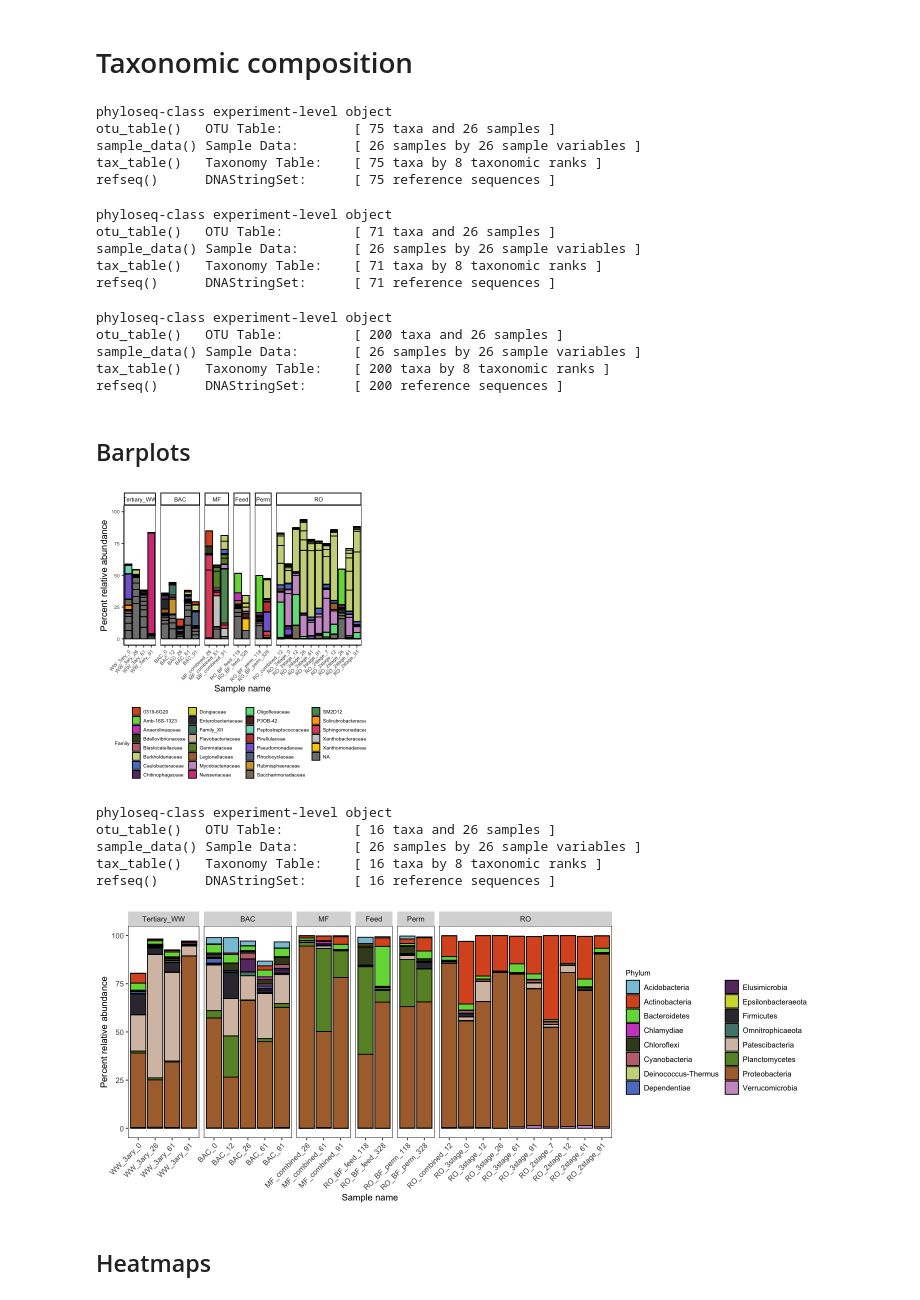
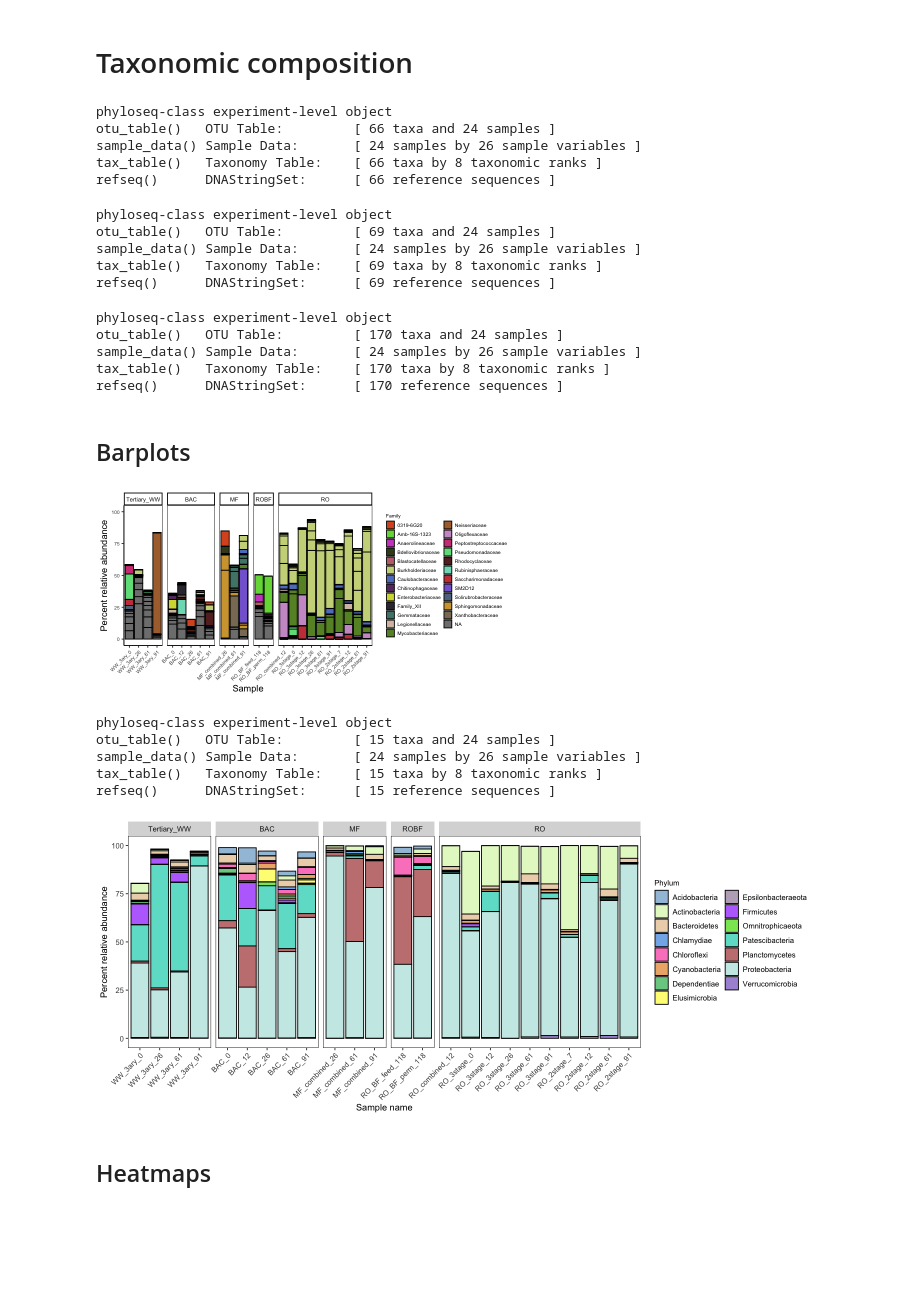
Before and after one commit to rosekantor/awtp2, a Jupyter notebook: awtp2_16S_analysis_052223.ipynb, the cells around one changed output. Cells and saved outputs as stored; diff of their text form; code cells hidden in the pictures; blank space fills up the shorter version.

Commit message:
updated plots

```diff
--- a/awtp2_16S_analysis_052223.ipynb
+++ b/awtp2_16S_analysis_052223.ipynb
@@ -200,6 +236,10 @@ Run 20 stress 0.110485
 # %%
 # Remove contaminated sample AWTP_2_RO2_bulk_4_B_Test_June2_W12 from dataset
 ps_awtp <- subset_samples(ps_awtp, subset = !(sample_code_full_and_batch %in% "AWTP_2_RO2_bulk_4_B_Test_June2_W12"))
+
+# drop samples from 2nd RO membrane autopsy, conducted 7 months after the rest of the study
+# (the perm was so low biomass it was all contam from the feed)
+ps_awtp <- subset_samples(ps_awtp, subset = !(sample_day == 328))
 
 # note: within the decontam notebook, we created a "combined" taxa label:
 # ranks <- c("Phylum", "Family", "Genus")
@@ -212,5 +252,5 @@ tax_table(ps_awtp) <- cbind(tax_table(ps_awtp), phyfam=combined_labels)
 
 # subset and normalize to percents
 ps_dpwf_perc <- transform_sample_counts(ps_awtp, function(x) 100*x/sum(x))
-ps_dpwf_bulk <- subset_samples(ps_awtp, subset = !(location_gen %in% c('Feed', 'Perm')))
+ps_dpwf_bulk <- subset_samples(ps_awtp, subset = !(location_gen %in% c('ROBF')))
 ps_dpwf_bulk_perc <- transform_sample_counts(ps_dpwf_bulk, function(x) 100*x/sum(x))
@@ -351,46 +409,46 @@ ps_dpwf_perc_filt1.1 <- filter_taxa(ps_dpwf_perc, filterfun(kOverA(1, 1)), TRUE)
 ps_dpwf_perc_filt1.1
 # %% [output]
 phyloseq-class experiment-level object
-otu_table()   OTU Table:         [ 75 taxa and 26 samples ]
-sample_data() Sample Data:       [ 26 samples by 26 sample variables ]
-tax_table()   Taxonomy Table:    [ 75 taxa by 8 taxonomic ranks ]
-refseq()      DNAStringSet:      [ 75 reference sequences ]
+otu_table()   OTU Table:         [ 66 taxa and 24 samples ]
+sample_data() Sample Data:       [ 24 samples by 26 sample variables ]
+tax_table()   Taxonomy Table:    [ 66 taxa by 8 taxonomic ranks ]
+refseq()      DNAStringSet:      [ 66 reference sequences ]
 phyloseq-class experiment-level object
-otu_table()   OTU Table:         [ 71 taxa and 26 samples ]
-sample_data() Sample Data:       [ 26 samples by 26 sample variables ]
-tax_table()   Taxonomy Table:    [ 71 taxa by 8 taxonomic ranks ]
-refseq()      DNAStringSet:      [ 71 reference sequences ]
+otu_table()   OTU Table:         [ 69 taxa and 24 samples ]
+sample_data() Sample Data:       [ 24 samples by 26 sample variables ]
+tax_table()   Taxonomy Table:    [ 69 taxa by 8 taxonomic ranks ]
+refseq()      DNAStringSet:      [ 69 reference sequences ]
 phyloseq-class experiment-level object
-otu_table()   OTU Table:         [ 200 taxa and 26 samples ]
-sample_data() Sample Data:       [ 26 samples by 26 sample variables ]
-tax_table()   Taxonomy Table:    [ 200 taxa by 8 taxonomic ranks ]
-refseq()      DNAStringSet:      [ 200 reference sequences ]
+otu_table()   OTU Table:         [ 170 taxa and 24 samples ]
+sample_data() Sample Data:       [ 24 samples by 26 sample variables ]
+tax_table()   Taxonomy Table:    [ 170 taxa by 8 taxonomic ranks ]
+refseq()      DNAStringSet:      [ 170 reference sequences ]
 # %% [markdown]
 ## Barplots
 # %%
 # Family
-options(repr.plot.width = 4.5, repr.plot.height = 5)
+options(repr.plot.width = 7, repr.plot.height = 3.5)
 
 colors2 = colors[-1]
 
 plot_bar(ps_dpwf_perc_filt1.3, x="sample_name", fill="Family") + scale_fill_manual(values = colors2) +
     ylim(0,100)+
     theme_classic()+
     theme(panel.background=element_blank(),
           panel.border=element_rect(color = "black", fill = NA),
           axis.text.x = element_text(angle = 45, hjust = 1, vjust = 1, size=6),
           axis.text.y = element_text(size=6),
           strip.text = element_text(size=7),
           legend.text=element_text(size=6),
           legend.title=element_text(size=6),
           legend.key.size = unit(0.15, 'in'),
-          legend.position="bottom")+
+          legend.position="right")+
     facet_grid(.~location_gen, scale="free_x", space="free_x")+
 ylab("Percent relative abundance") +
-xlab("Sample name")+
-guides(fill=guide_legend(ncol=4))
-# ggsave("~/data/awtp2/amplicon_16S/figures/barplot_dpwf_bulk_perc_filt1.3_family.png", device="png", width=12, height=5)
-# ggsave("~/data/awtp2/amplicon_16S/figures/barplot_dpwf_bulk_perc_filt1.3_family.pdf", device="pdf", width=12, height=5)
-ggsave("~/data/awtp2/amplicon_16S/figures/barplot_dpwf_bulk_perc_filt1.3_family.svg", device="svg", width=4.5, height=5)
+xlab("Sample")+
+guides(fill=guide_legend(ncol=2))
+# ggsave("~/data/awtp2/amplicon_16S/figures/barplot_dpwf_bulk_perc_filt1.3_family.png", device="png", width=7, height=3.5)
+# ggsave("~/data/awtp2/amplicon_16S/figures/barplot_dpwf_bulk_perc_filt1.3_family.pdf", device="pdf", width=7, height=3.5)
+# ggsave("~/data/awtp2/amplicon_16S/figures/barplot_dpwf_bulk_perc_filt1.3_family.svg", device="svg", width=7, height=3.5)
 # %% [output]
-[figure, old version]
+[figure, new version]
@@ -404,7 +465,7 @@ ps_dpwf_perc_phylum_filt1.05
 ## Plot bar and heatmap
 options(repr.plot.width = 12, repr.plot.height = 5)
 
-plot_bar(ps_dpwf_perc_phylum_filt1.05, x="sample_name", fill="Phylum") + scale_fill_manual(values = colors) +
+plot_bar(ps_dpwf_perc_phylum_filt1.05, x="sample_name", fill="Phylum") + scale_fill_manual(values = colors_phy) + #colors
   theme(panel.background=element_blank(), panel.border=element_rect(color = "black", fill = NA),
         axis.text.x = element_text(angle = 45, hjust = 1, vjust = 1, size=9),
         axis.text.y = element_text(size=9),
@@ -417,11 +478,11 @@ guides(fill=guide_legend(ncol=2))
 # ggsave("~/data/awtp2/amplicon_16S/figures/barplot_dpwf_perc_filt1_over0.5_phylum.png", device="png", width=12, height=5)
 # %% [output]
 phyloseq-class experiment-level object
-otu_table()   OTU Table:         [ 16 taxa and 26 samples ]
-sample_data() Sample Data:       [ 26 samples by 26 sample variables ]
-tax_table()   Taxonomy Table:    [ 16 taxa by 8 taxonomic ranks ]
-refseq()      DNAStringSet:      [ 16 reference sequences ]
+otu_table()   OTU Table:         [ 15 taxa and 24 samples ]
+sample_data() Sample Data:       [ 24 samples by 26 sample variables ]
+tax_table()   Taxonomy Table:    [ 15 taxa by 8 taxonomic ranks ]
+refseq()      DNAStringSet:      [ 15 reference sequences ]
-[figure, old version]
+[figure, new version]
 # %% [markdown]
 ## Heatmaps
 # %%
```
Also changed, not shown: parts of 36 cells of this notebook, 3 other files.
